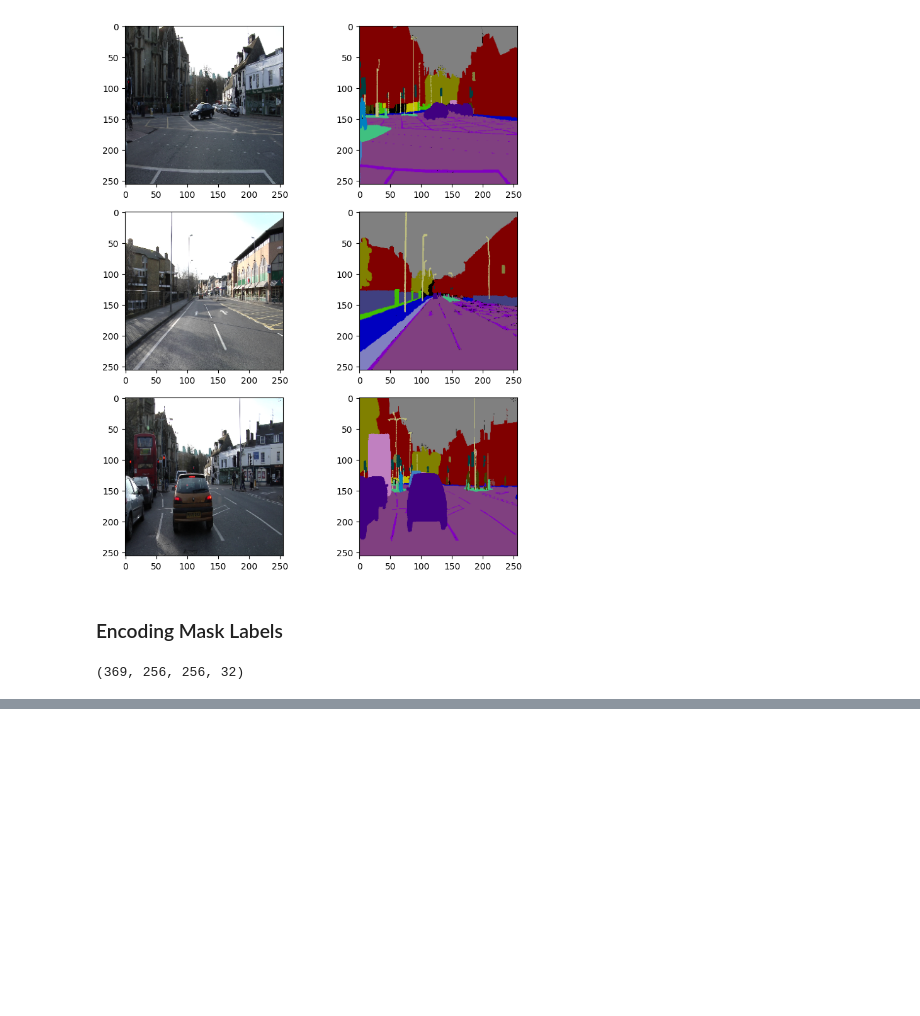
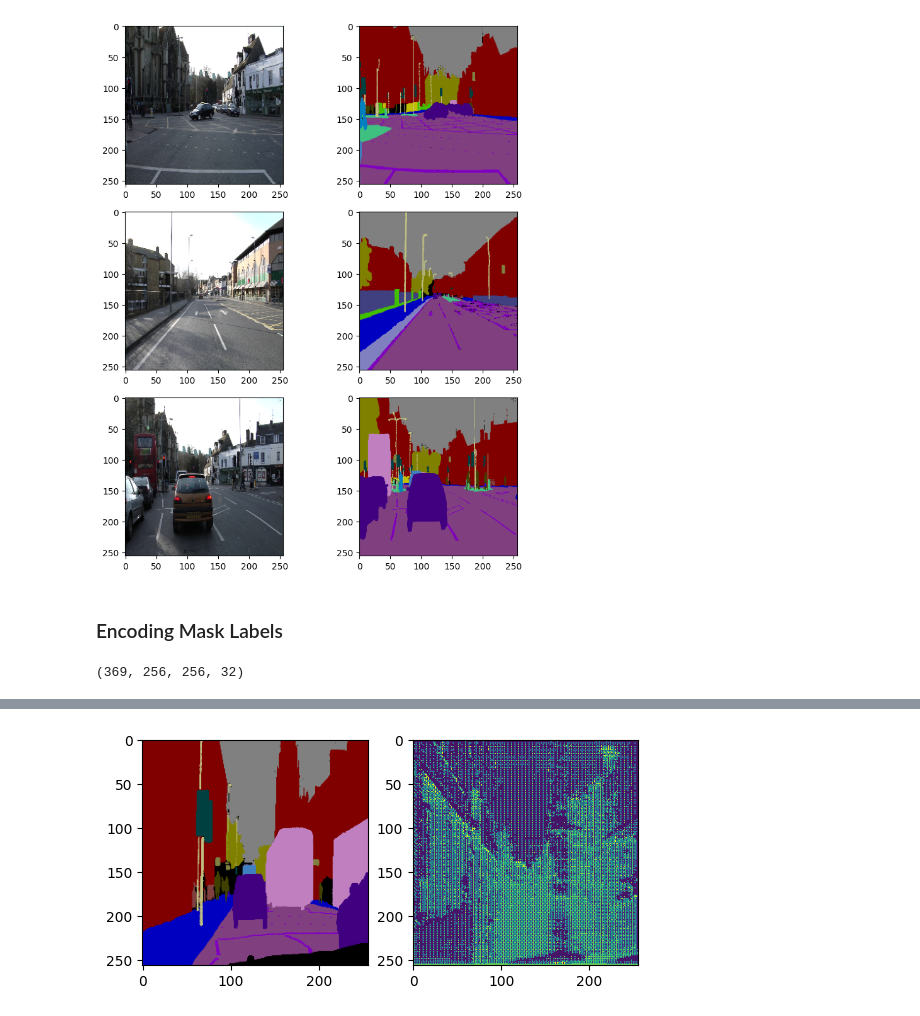
Before and after one commit to DavidAlexanderMoe/Road-Semantic-Segmentation-with-Unets, a Jupyter notebook: Script.ipynb, the cells around one changed output, grey strips where cells are left out. Cells and saved outputs as stored; diff of their text form; code cells hidden in the pictures; blank space fills up the shorter version.

```diff
--- a/Script.ipynb
+++ b/Script.ipynb
@@ -151,0 +189,6 @@ train_images = normalize(train_images, axis=1)
+# %%
+val_images = normalize(val_images, axis=1)
+test_images = normalize(test_images, axis=1)
+# %%
+val_masks_encoded = adjust_mask(val_masks).astype("uint8")
+test_masks_encoded = adjust_mask(test_masks).astype("uint8")
@@ -184,5 +233,6 @@ ________________________________________________________________________________
 history = model.fit(train_images, train_masks_encoded,
                     batch_size = 16,
                     verbose=1,
-                    epochs=3)
+                    validation_data=(val_images, val_masks_encoded),
+                    epochs=1)
 # %% [output]
@@ -194,0 +251,3 @@ Epoch 3/3
+# %%
+y_pred=model.predict(test_images[:2])
+y_pred_argmax=np.argmax(y_pred, axis=3)
@@ -194,0 +256,4 @@ Epoch 3/3
+# %%
+show_pairs(test_masks[1], y_pred_argmax[1,:,:])
+# %% [output]
+[figure, added]
```
Also changed, not shown: parts of 21 cells of this notebook, 1 other file.
